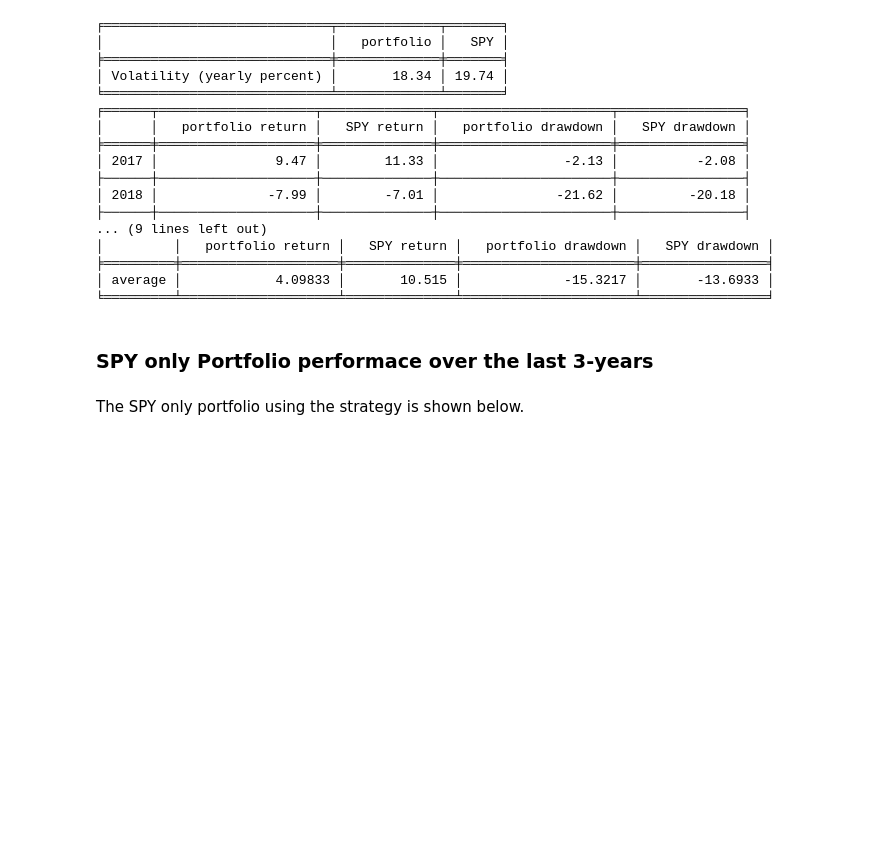
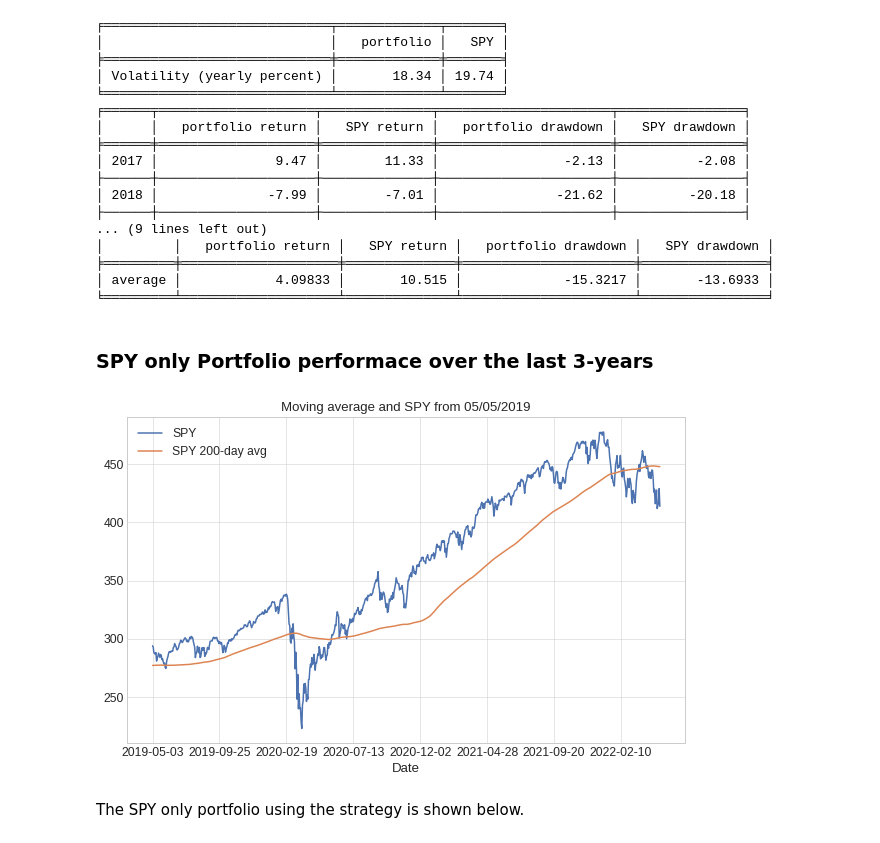
Before and after one commit to IanLKaplan/cash_trigger, a Jupyter notebook: cash_trigger.ipynb, the cells around one changed output. Cells and saved outputs as stored; diff of their text form; code cells hidden in the pictures; blank space fills up the shorter version.

```diff
--- a/cash_trigger.ipynb
+++ b/cash_trigger.ipynb
@@ -1115,16 +1133,25 @@ SPY only Portfolio performace over the last 3-years
 </h3>
 # %%
 d3_year_start = end_date - relativedelta(years=3)
+
+d3_spy_close = spy_data.close_data(d3_year_start, end_date)
+d3_moving_avg = spy_data.moving_avg(d3_year_start, end_date)
+plot_df = pd.concat([d3_spy_close, d3_moving_avg], axis=1)
+
+plot_df.plot(grid=True, title=f'Moving average and SPY from {d3_year_start.strftime("%m/%d/%Y")}', figsize=(10,6))
+
 
 three_year_spy_portfolio_df, t = portfolio_return(holdings=holdings,
                                                risk_asset=spy_close,
                                                bond_asset=cash_trigger_bond_adjclose,
                                                spy_data=spy_data,
                                                start_date=d3_year_start,
                                                end_date=end_date
                                                )
 
 plot_df = build_plot_data(holdings=holdings, portfolio_df=three_year_spy_portfolio_df, spy_df=spy_close)
+# %% [output]
+[figure, added]
 # %% [markdown]
 <p>
 The SPY only portfolio using the strategy is shown below.
```
Also changed, not shown: parts of 6 cells of this notebook.
